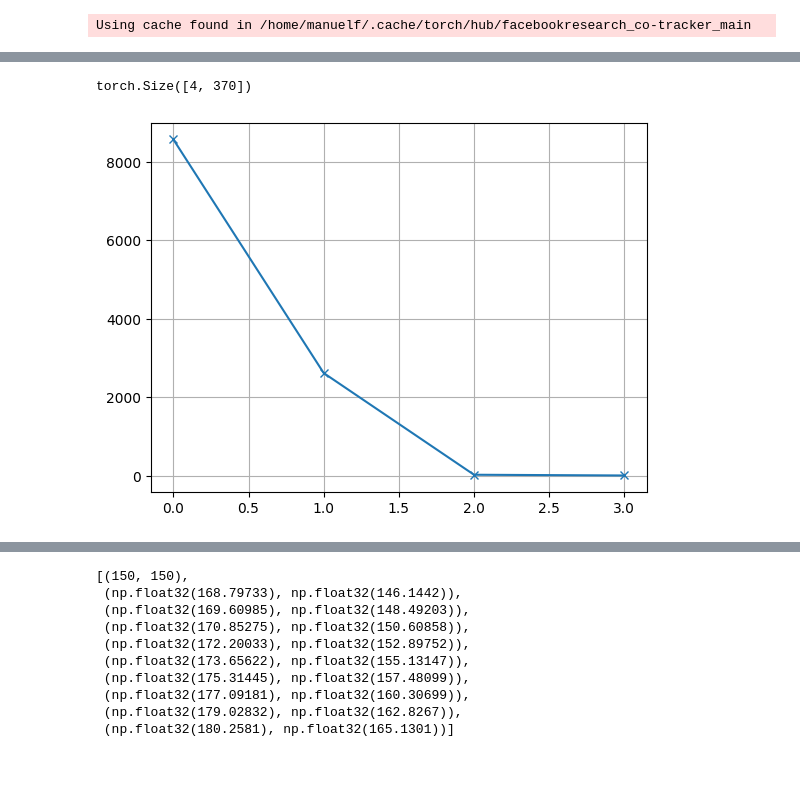
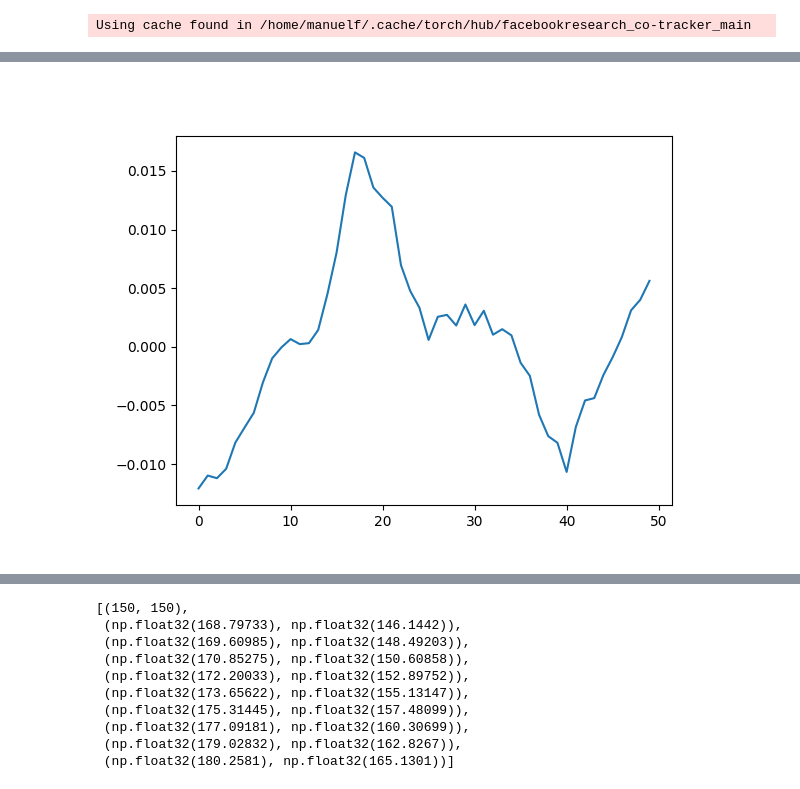
Before and after one commit to manel-ferreira-01/mast3r, a Jupyter notebook: demo.ipynb, the cells around one changed output, grey strips where cells are left out. Cells and saved outputs as stored; diff of their text form; code cells hidden in the pictures.

```diff
--- a/demo.ipynb
+++ b/demo.ipynb
@@ -431,3 +282,6 @@ NameError: name 'tfs' is not defined
+# %%
+from auxiliar.func_aux import rerun_pairs
+rerun_pairs(pairs, tfs, imgs)
 # %%
 #use cotracker to generate some tracks
 try:
@@ -453 +333,18 @@ Using cache found in /home/manuelf/.cache/torch/hub/facebookresearch_co-tracker_
+# %%
+grid_size = 45
+two_frame_tensor = torch.cat([img["img"] for img in imgs], dim=0).unsqueeze(0).to(device)
+
+if 0:
+    pred_tracks, pred_visibility = cotracker_model(two_frame_tensor, queries=queries[None].to(device))
+elif 0:
+    pred_tracks, pred_visibility = cotracker_model(two_frame_tensor, grid_size=grid_size)
+else:
+
+    cotracker_model(video_chunk=two_frame_tensor, is_first_step=True, grid_size=grid_size)
+    for ind in range(0, two_frame_tensor.shape[1] - cotracker_model.step, cotracker_model.step):
+        pred_tracks, pred_visibility = cotracker_model(
+            video_chunk=two_frame_tensor[:, ind : ind + cotracker_model.step * 2],
+        )  # B T N 2,  B T N 1
+
+pred_tracks_cpu = pred_tracks.cpu()
 # %%
@@ -499,22 +408,19 @@ for frame in tqdm(range(0, pred_tracks.shape[1], 1)):
 # %%
-visible_points = torch.all(pred_visibility.to(torch.int).squeeze(), dim=0)
+visible_points = torch.all(pred_visibility.to(torch.int).squeeze(), dim=0).to("cpu")
 
-im_poses = scene.get_im_poses()
 H, W = (imgs[0]["img"].shape[2:] )
+#im_poses = scene.get_im_poses()
+#depthmaps = torch.tensor( np.array( [depth.detach().cpu().numpy() for depth in scene.get_depthmaps()] ) )
 
 uv_interest = []
-pts3d_interest = []
+depth_interest = []
 
-for idx_frame, pts3d in enumerate( scene.get_pts3d() ):
+for idx_frame, pts3d in enumerate( imgs ):
 
-    pts3d_column = torch.reshape ( pts3d , (-1,3) )
+    uv_interest.append( torch.tensor ( pred_tracks[0,idx_frame,visible_points,:] )) # frames, points_idx, uv
 
-    pts3d_wrld_col = im_poses[idx_frame,:,:].squeeze() @ torch.hstack((pts3d_column, torch.ones((pts3d_column.shape[0],1)).to(device))).T
-
-    pts3d_wrld_grid = torch.reshape( pts3d_wrld_col[:3, :], (H, W,3) )
-
-    uv_interest.append( pred_tracks[0,idx_frame,visible_points,:] )
-    pts3d_interest.append( pts3d_wrld_grid[uv_interest[idx_frame][:,1].to(torch.int), uv_interest[idx_frame][:,0].to(torch.int), :] )
+    #depth_interest.append( depthmaps[idx_frame][pred_tracks[0,idx_frame,visible_points,:][:,1].to(torch.int32).cpu(),
+    #                        pred_tracks[0,idx_frame,visible_points,:][:,0].to(torch.int32).cpu()] )
 # %%
 #calculate optical flow from tracks
 
@@ -535,11 +432,0 @@ plt.grid()
-# %%
-obs_mat = torch.cat(uv_interest, dim=1).T
-print(obs_mat.shape)
-U, S, V = np.linalg.svd(obs_mat.detach().cpu().numpy() )#- obs_mat.mean(dim=0, keepdim=True).detach().cpu().numpy())
-
-
-plt.plot(S, "-x")
-plt.grid()
-# %% [output]
-torch.Size([4, 370])
-[figure, removed]
@@ -545,0 +585,7 @@ torch.Size([4, 370])
+# %%
+plt.figure()
+dot_prod = [np.dot(M[frame,:], M[frame+num_frame])for frame in range(0, obs_mat.shape[0]//2) ]
+plt.plot(dot_prod)
+plt.show()
+# %% [output]
+[figure, added]
```
Also changed, not shown: parts of 30 cells of this notebook, 3 other files.
